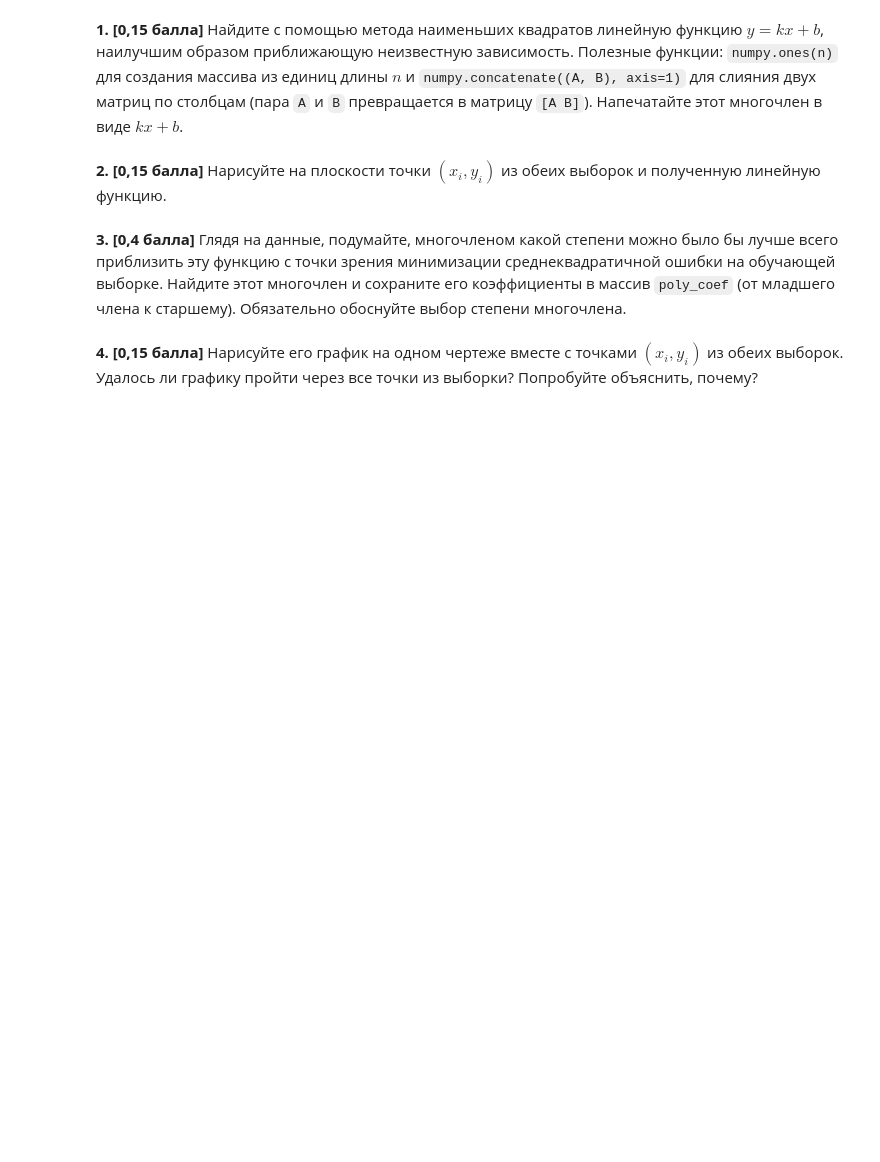
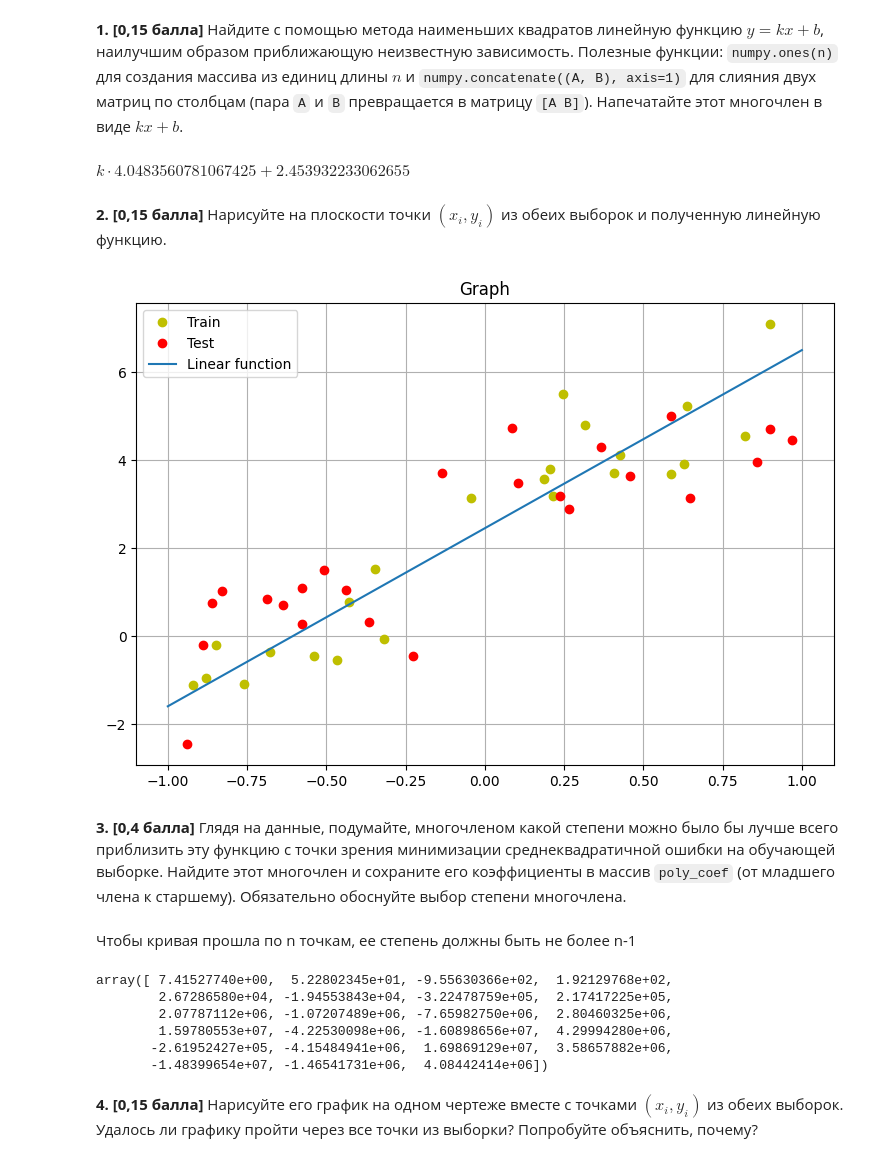
Before and after one commit to sudakovcom/linear-algebra-labs, a Jupyter notebook: lab-2/HSE Lab (linear regression) 21-22.ipynb, the cells around one changed output. Saved outputs shown, nothing was run; the diff lists cells and outputs as text; code cells hidden in the pictures; blank space fills up the shorter version.

```diff
--- a/lab-2/HSE Lab (linear regression) 21-22.ipynb
+++ b/lab-2/HSE Lab (linear regression) 21-22.ipynb
@@ -144,2 +143,12 @@ y_test = data_test[:,1]
+# %%
+#╰( ͡° ͜ʖ ͡° )つ──☆*:・ﾟ
+X = np.ones([X_train.shape[0], 1])
+X = np.concatenate((X, np.matrix(X_train).reshape(X_train.shape[0], 1)), axis = 1)
+a = np.array(np.linalg.inv((X.T@X))@X.T@y_train)[0]
+k = a[1]
+b = a[0]
+display(Latex(f'$k\cdot{k}+{b}$'))
+# %% [output]
+$k\cdot4.0483560781067425+2.453932233062655$
 # %% [markdown]
 **2. [0,15 балла]** Нарисуйте на плоскости точки $(x_i, y_i)$ из обеих выборок и полученную линейную функцию.
@@ -148,2 +155,16 @@ y_test = data_test[:,1]
+# %%
+#╰( ͡° ͜ʖ ͡° )つ──☆*:・ﾟ
+import matplotlib.pyplot as plt
+plt.figure(figsize=(9, 6))
+plt.plot(X_train, y_train, 'yo', label='Train')
+plt.plot(X_test, y_test, 'ro', label='Test')
+X = np.linspace(-1, 1, 1000)
+plt.plot(X, k*X+b, label='Linear function')
+plt.title("Graph")
+plt.legend()
+plt.grid()
+plt.show()
+# %% [output]
+[figure, added]
 # %% [markdown]
 **3. [0,4 балла]** Глядя на данные, подумайте, многочленом какой степени можно было бы лучше всего приблизить эту функцию с точки зрения минимизации среднеквадратичной ошибки на обучающей выборке. Найдите этот многочлен и сохраните его коэффициенты в массив `poly_coef` (от младшего члена к старшему). Обязательно обоснуйте выбор степени многочлена.
@@ -152,2 +171,16 @@ y_test = data_test[:,1]
+# %% [markdown]
+Чтобы кривая прошла по n точкам, ее степень должны быть не более n-1
+# %%
+#╰( ͡° ͜ʖ ͡° )つ──☆*:・ﾟ
+matrix_of_degrees = np.vander(X_train, X_train.shape[0], increasing=True)
+max_poly_coef = np.array(np.linalg.inv((matrix_of_degrees.T@matrix_of_degrees))@matrix_of_degrees.T@y_train)
+max_poly_coef
+# %% [output]
+array([ 7.41527740e+00,  5.22802345e+01, -9.55630366e+02,  1.92129768e+02,
+        2.67286580e+04, -1.94553843e+04, -3.22478759e+05,  2.17417225e+05,
+        2.07787112e+06, -1.07207489e+06, -7.65982750e+06,  2.80460325e+06,
+        1.59780553e+07, -4.22530098e+06, -1.60898656e+07,  4.29994280e+06,
+       -2.61952427e+05, -4.15484941e+06,  1.69869129e+07,  3.58657882e+06,
+       -1.48399654e+07, -1.46541731e+06,  4.08442414e+06])
 # %% [markdown]
 **4. [0,15 балла]** Нарисуйте его график на одном чертеже вместе с точками $(x_i, y_i)$ из обеих выборок. Удалось ли графику пройти через все точки из выборки? Попробуйте объяснить, почему?
```
Also changed, not shown: parts of 13 cells of this notebook, 1 other file.
